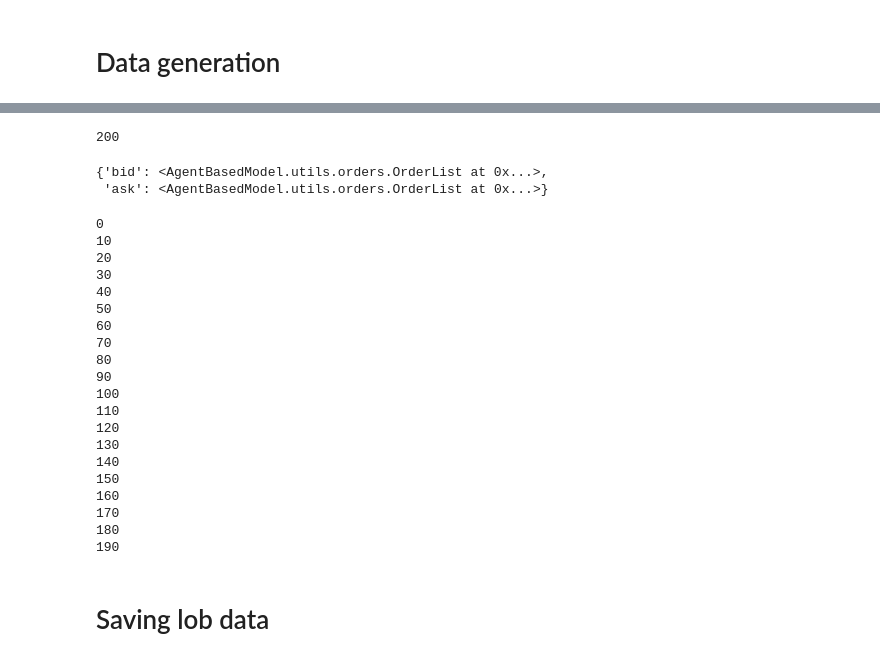
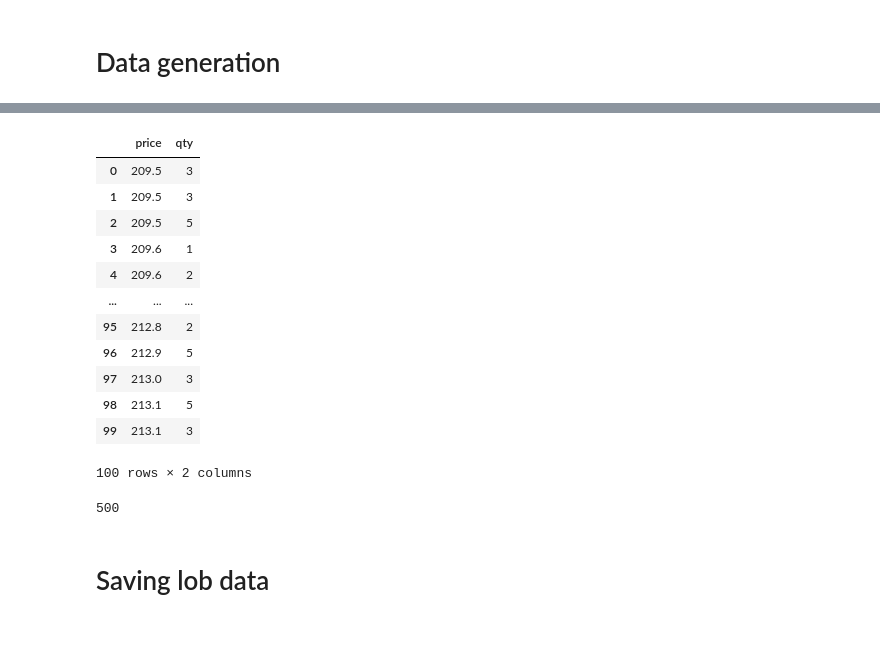
Before and after one commit to naketu/RL_for_MM, a Jupyter notebook: 2D-ABM-master/data_for_nn.ipynb, the cells around one changed output, grey strips where cells are left out. Cells and saved outputs as stored; diff of their text form; code cells hidden in the pictures; blank space fills up the shorter version.

```diff
--- a/2D-ABM-master/data_for_nn.ipynb
+++ b/2D-ABM-master/data_for_nn.ipynb
@@ -51,7 +51,6 @@ def simulation_with_lob(simulator, exchange_id, n, limit=15, random_state=None,
         simulator.simulate(1, silent=True)
 
         col_names = []
-
 
         for w in bid_ask_volume_imbalance_window:
 
@@ -86,7 +85,13 @@ def simulation_with_lob(simulator, exchange_id, n, limit=15, random_state=None,
         col_names.append("all_transaction_volume_1")
 
         # print(simulator.exchanges[0], exchange_id)
-        lob_data.append(info.exchanges[exchange_id].order_book)
+
+        ask_data = pd.DataFrame(info.exchanges[exchange_id].order_book['ask'].to_list())[['price', 'qty']]
+        bid_data = pd.DataFrame(info.exchanges[exchange_id].order_book['bid'].to_list())[['price', 'qty']]
+
+        lob_data.append({'ask': ask_data, 'bid': bid_data})
+#         print(lob_data[-1]['ask'].to_list()[0])
+#         print(len(lob_data[-1]['ask']))
 
 #     print(col_names)
     result_df = pd.DataFrame(feature_list, columns=col_names)
@@ -194,9 +199,9 @@ def make_many_simulations_lob(n_sim=5, n_iter=100, risk_free_rate=0.05, price=10
 # %% [markdown]
 # Data generation
 # %%
-random_state_for_simulations = 999
+random_state_for_simulations = 999 + 21 + 14
 
-market_agents=[40, 40, 40, 1]
+market_agents=[40, 40, 40, 0]
 # %%
-huge_data_features, huge_data_lob = make_many_simulations_lob(n_sim=200, n_iter=250, risk_free_rate=0.05, price=200, dividend=10, random_state=random_state_for_simulations, silent=True, market_agents=market_agents)
+huge_data_features, huge_data_lob = make_many_simulations_lob(n_sim=500, n_iter=250, risk_free_rate=0.05, price=200, dividend=10, random_state=random_state_for_simulations, silent=True, market_agents=market_agents)
 # %% [output]
@@ -216 +237,17 @@ huge_data_features, huge_data_lob = make_many_simulations_lob(n_sim=200, n_iter=
+# %%
+pd.DataFrame(huge_data_lob[1][201]['ask'][:100])
+# %% [output]
+|  | price | qty |
+| 0 | 209.5 | 3 |
+| 1 | 209.5 | 3 |
+| 2 | 209.5 | 5 |
+| 3 | 209.6 | 1 |
+| 4 | 209.6 | 2 |
+| ... | ... | ... |
+| 95 | 212.8 | 2 |
+| 96 | 212.9 | 5 |
+| 97 | 213.0 | 3 |
+| 98 | 213.1 | 5 |
+| 99 | 213.1 | 3 |
+100 rows × 2 columns
 # %%
@@ -226,9 +264,6 @@ def get_bid_ask_lob_simulation(lob_data, limit=20):
 # %%
 len(huge_data_lob) # 200 x 250 x 2
 # %% [output]
-200
+500
 # %%
-huge_data_lob[0][0]
+get_bid_ask_huge_lob(huge_data_lob);
-# %% [output]
-{'bid': <AgentBasedModel.utils.orders.OrderList at 0x...>,
- 'ask': <AgentBasedModel.utils.orders.OrderList at 0x...>}
@@ -237,40 +270,3 @@ huge_data_lob[0][0]
-# %%
-huge_data_bid = []
-huge_data_ask = []
-
-iteration = 0
-for el in huge_data_lob:
-
-    if iteration % 10 == 0:
-        print(iteration)
-
-    cur_lob = get_bid_ask_lob_simulation(el)
-
-    huge_data_bid.append(cur_lob[0])
-    huge_data_ask.append(cur_lob[1])
-
-    iteration+=1
-# %% [output]
-0
-10
-20
-30
-40
-50
-60
-70
-80
-90
-100
-110
-120
-130
-140
-150
-160
-170
-180
-190
 # %% [markdown]
 # Saving lob data
 # %%
```
Also changed, not shown: parts of 12 cells of this notebook, 2 other files.
